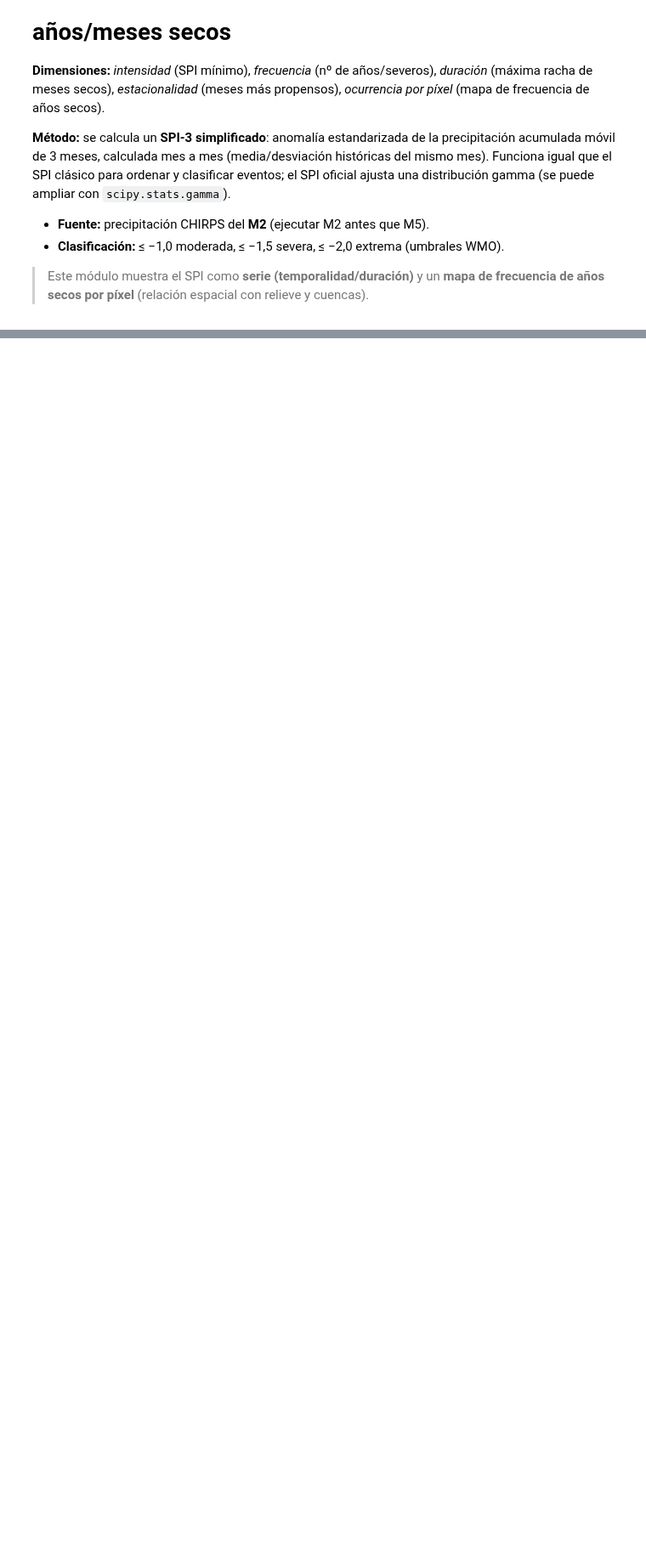
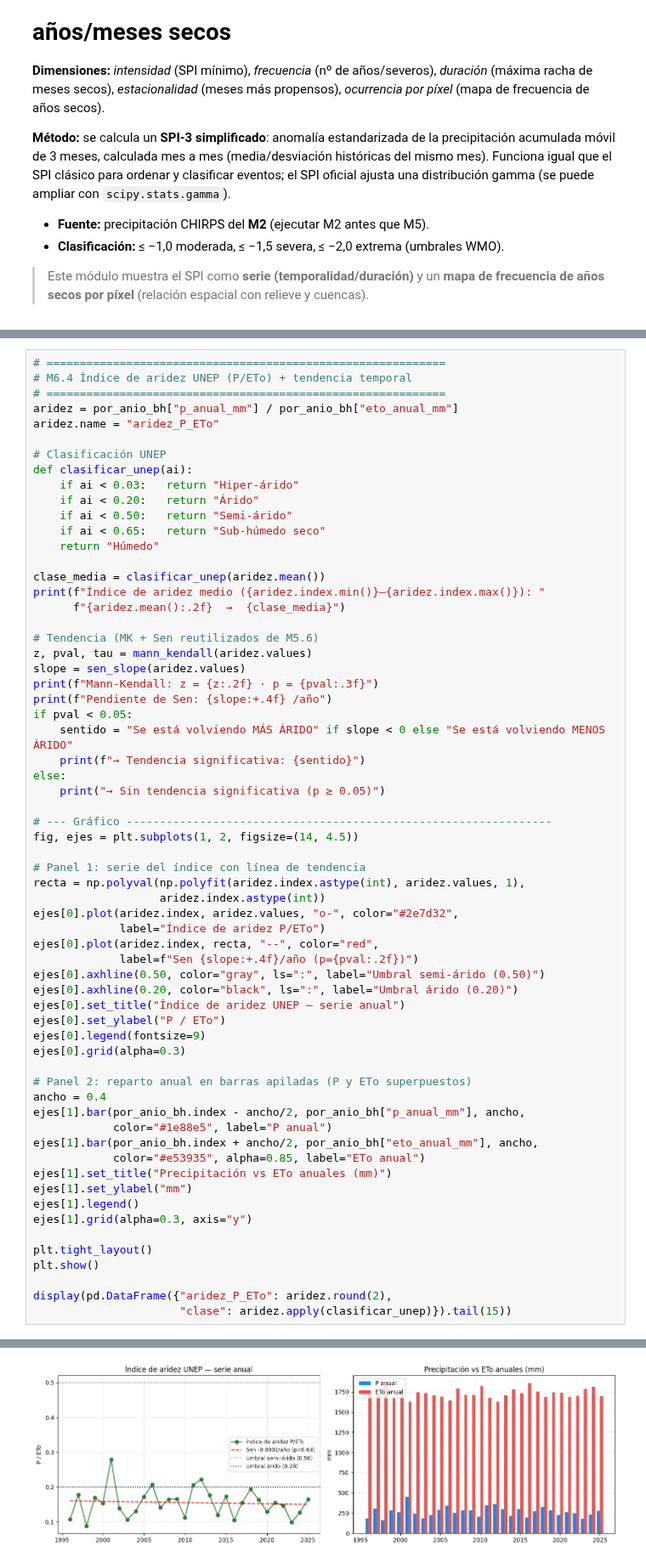
Before and after one commit to AGRIdigital-Climbat/PlantillaMapa, a Jupyter notebook: 05_Sequia/01_sequia.ipynb, the cells around one changed output, grey strips where cells are left out. Shown at 85% size. Saved outputs shown, nothing was run; the diff lists cells and outputs as text; blank space fills up the shorter version.

```diff
--- a/05_Sequia/01_sequia.ipynb
+++ b/05_Sequia/01_sequia.ipynb
@@ -552,0 +631,64 @@ Map_m5
+# %%
+# ============================================================
+# M6.4 Índice de aridez UNEP (P/ETo) + tendencia temporal
+# ============================================================
+aridez = por_anio_bh["p_anual_mm"] / por_anio_bh["eto_anual_mm"]
+aridez.name = "aridez_P_ETo"
+
+# Clasificación UNEP
+def clasificar_unep(ai):
+    if ai < 0.03:   return "Hiper-árido"
+    if ai < 0.20:   return "Árido"
+    if ai < 0.50:   return "Semi-árido"
+    if ai < 0.65:   return "Sub-húmedo seco"
+    return "Húmedo"
+
+clase_media = clasificar_unep(aridez.mean())
+print(f"Índice de aridez medio ({aridez.index.min()}–{aridez.index.max()}): "
+      f"{aridez.mean():.2f}  →  {clase_media}")
+
+# Tendencia (MK + Sen reutilizados de M5.6)
+z, pval, tau = mann_kendall(aridez.values)
+slope = sen_slope(aridez.values)
+print(f"Mann-Kendall: z = {z:.2f} · p = {pval:.3f}")
+print(f"Pendiente de Sen: {slope:+.4f} /año")
+if pval < 0.05:
+    sentido = "Se está volviendo MÁS ÁRIDO" if slope < 0 else "Se está volviendo MENOS ÁRIDO"
+    print(f"→ Tendencia significativa: {sentido}")
+else:
+    print("→ Sin tendencia significativa (p ≥ 0.05)")
+
+# --- Gráfico ----------------------------------------------------------------
+fig, ejes = plt.subplots(1, 2, figsize=(14, 4.5))
+
+# Panel 1: serie del índice con línea de tendencia
+recta = np.polyval(np.polyfit(aridez.index.astype(int), aridez.values, 1),
+                   aridez.index.astype(int))
+ejes[0].plot(aridez.index, aridez.values, "o-", color="#2e7d32",
+             label="Índice de aridez P/ETo")
+ejes[0].plot(aridez.index, recta, "--", color="red",
+             label=f"Sen {slope:+.4f}/año (p={pval:.2f})")
+ejes[0].axhline(0.50, color="gray", ls=":", label="Umbral semi-árido (0.50)")
+ejes[0].axhline(0.20, color="black", ls=":", label="Umbral árido (0.20)")
+ejes[0].set_title("Índice de aridez UNEP — serie anual")
+ejes[0].set_ylabel("P / ETo")
+ejes[0].legend(fontsize=9)
+ejes[0].grid(alpha=0.3)
+
+# Panel 2: reparto anual en barras apiladas (P y ETo superpuestos)
+ancho = 0.4
+ejes[1].bar(por_anio_bh.index - ancho/2, por_anio_bh["p_anual_mm"], ancho,
+            color="#1e88e5", label="P anual")
+ejes[1].bar(por_anio_bh.index + ancho/2, por_anio_bh["eto_anual_mm"], ancho,
+            color="#e53935", alpha=0.85, label="ETo anual")
+ejes[1].set_title("Precipitación vs ETo anuales (mm)")
+ejes[1].set_ylabel("mm")
+ejes[1].legend()
+ejes[1].grid(alpha=0.3, axis="y")
+
+plt.tight_layout()
+plt.show()
+
+display(pd.DataFrame({"aridez_P_ETo": aridez.round(2),
+                      "clase": aridez.apply(clasificar_unep)}).tail(15))
+# %% [output]
@@ -552,0 +699 @@ Map_m5
+[figure, added]
```
Also changed, not shown: parts of 8 cells of this notebook.
